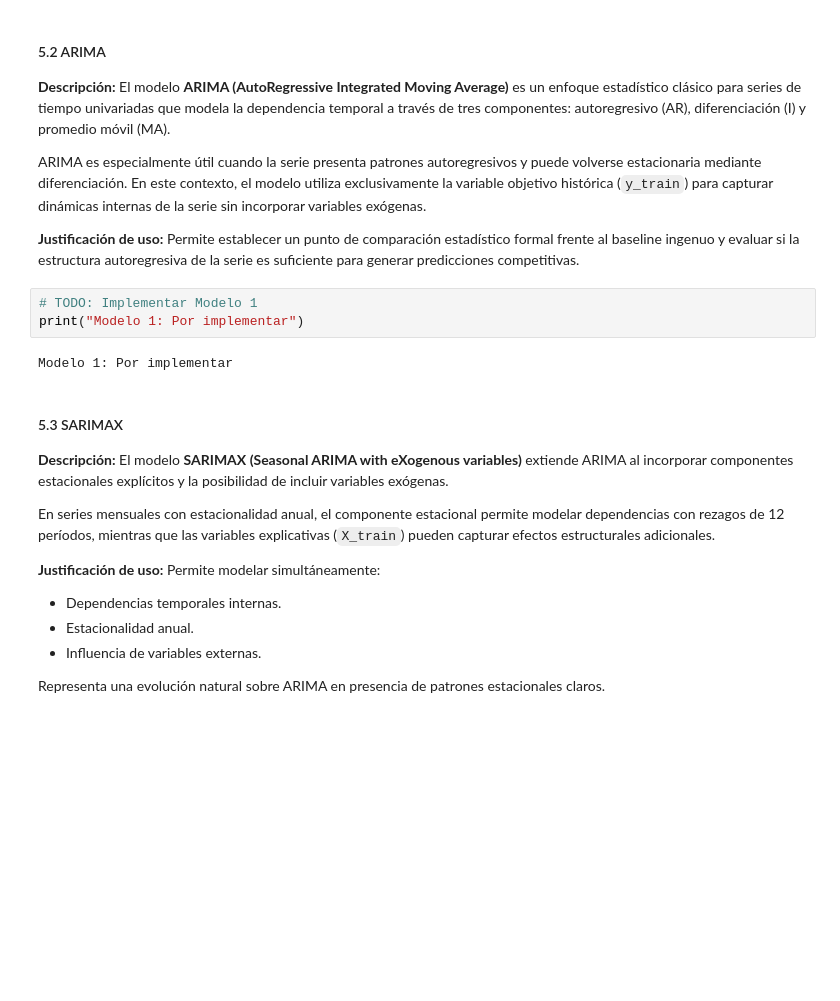
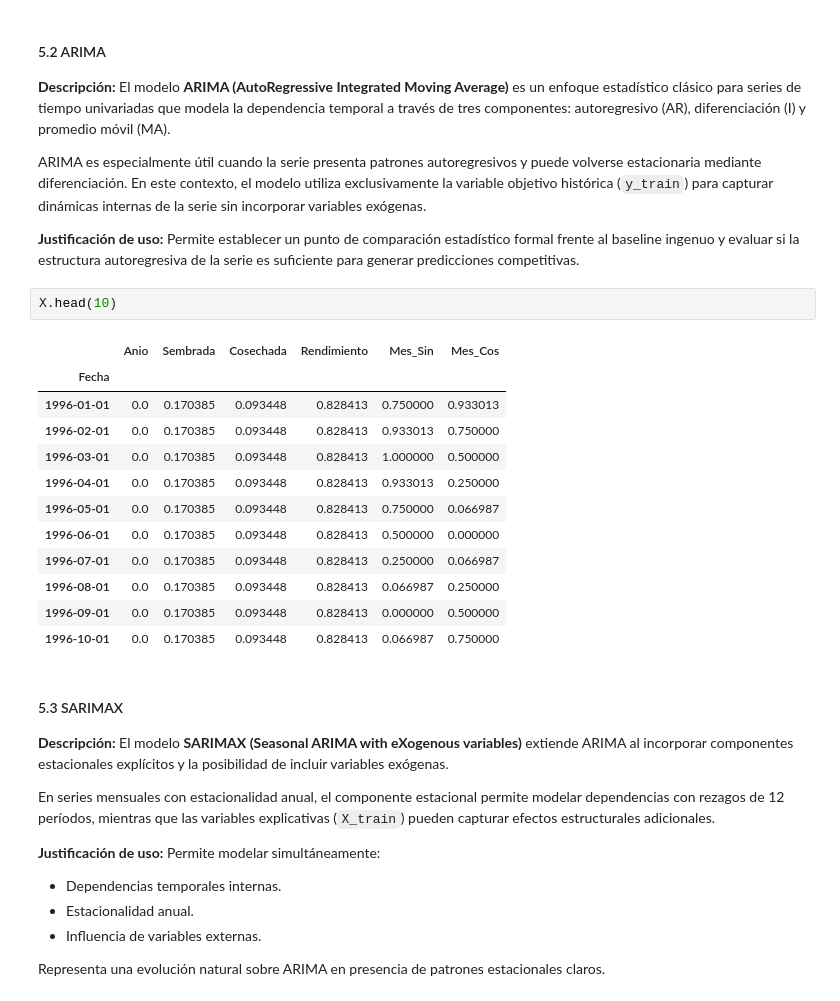
Before and after one commit to juan-pablo-lopez/tc5035-ene26-equipo29, a Jupyter notebook: Avance4.Equipo29.ipynb, the cells around one changed output. Saved outputs shown, nothing was run; the diff lists cells and outputs as text; blank space fills up the shorter version.

```diff
--- a/Avance4.Equipo29.ipynb
+++ b/Avance4.Equipo29.ipynb
@@ -469,11 +466,21 @@ plt.show()
 ARIMA es especialmente útil cuando la serie presenta patrones autoregresivos y puede volverse estacionaria mediante diferenciación. En este contexto, el modelo utiliza exclusivamente la variable objetivo histórica (`y_train`) para capturar dinámicas internas de la serie sin incorporar variables exógenas.
 
 **Justificación de uso:** Permite establecer un punto de comparación estadístico formal frente al baseline ingenuo y evaluar si la estructura autoregresiva de la serie es suficiente para generar predicciones competitivas.
-# %%
-# TODO: Implementar Modelo 1
-print("Modelo 1: Por implementar")
-# %% [output]
-Modelo 1: Por implementar
+# %%
+X.head(10)
+# %% [output]
+|  | Anio | Sembrada | Cosechada | Rendimiento | Mes_Sin | Mes_Cos |
+| Fecha |  |  |  |  |  |  |
+| 1996-01-01 | 0.0 | 0.170385 | 0.093448 | 0.828413 | 0.750000 | 0.933013 |
+| 1996-02-01 | 0.0 | 0.170385 | 0.093448 | 0.828413 | 0.933013 | 0.750000 |
+| 1996-03-01 | 0.0 | 0.170385 | 0.093448 | 0.828413 | 1.000000 | 0.500000 |
+| 1996-04-01 | 0.0 | 0.170385 | 0.093448 | 0.828413 | 0.933013 | 0.250000 |
+| 1996-05-01 | 0.0 | 0.170385 | 0.093448 | 0.828413 | 0.750000 | 0.066987 |
+| 1996-06-01 | 0.0 | 0.170385 | 0.093448 | 0.828413 | 0.500000 | 0.000000 |
+| 1996-07-01 | 0.0 | 0.170385 | 0.093448 | 0.828413 | 0.250000 | 0.066987 |
+| 1996-08-01 | 0.0 | 0.170385 | 0.093448 | 0.828413 | 0.066987 | 0.250000 |
+| 1996-09-01 | 0.0 | 0.170385 | 0.093448 | 0.828413 | 0.000000 | 0.500000 |
+| 1996-10-01 | 0.0 | 0.170385 | 0.093448 | 0.828413 | 0.066987 | 0.750000 |
 # %% [markdown]
 #### <a class="anchor" id="5_3">5.3 SARIMAX</a>
 
```
Also changed, not shown: parts of 7 cells of this notebook, 8 other files.
